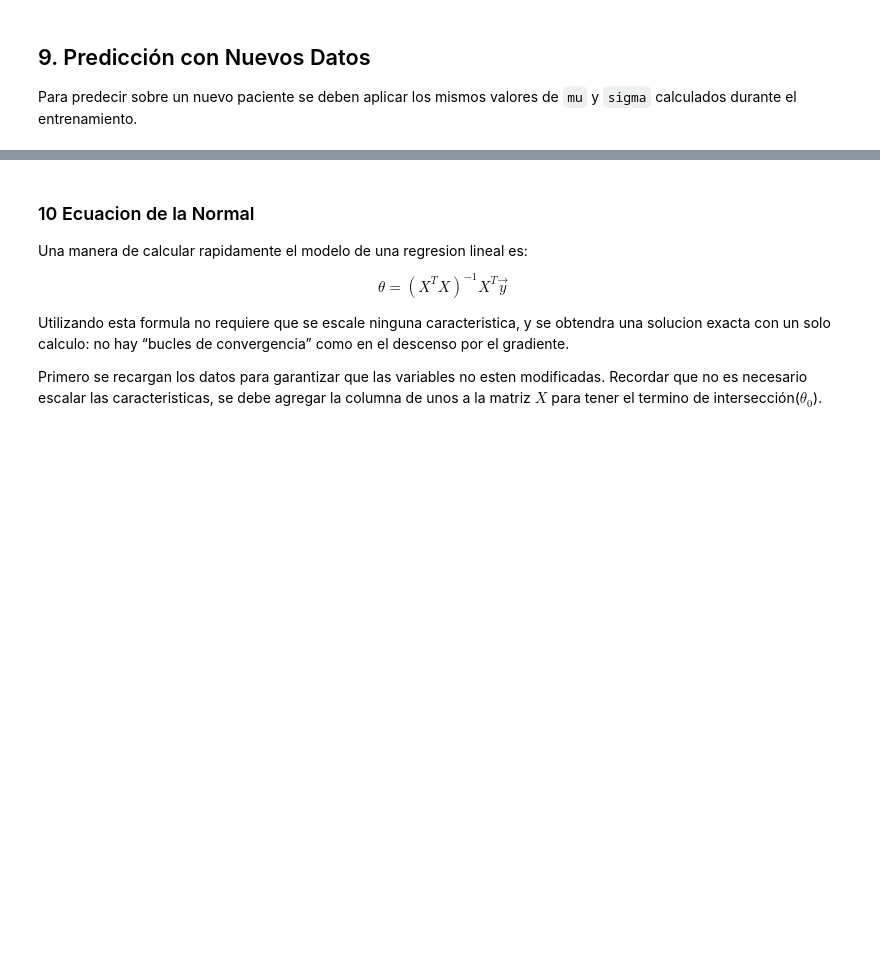
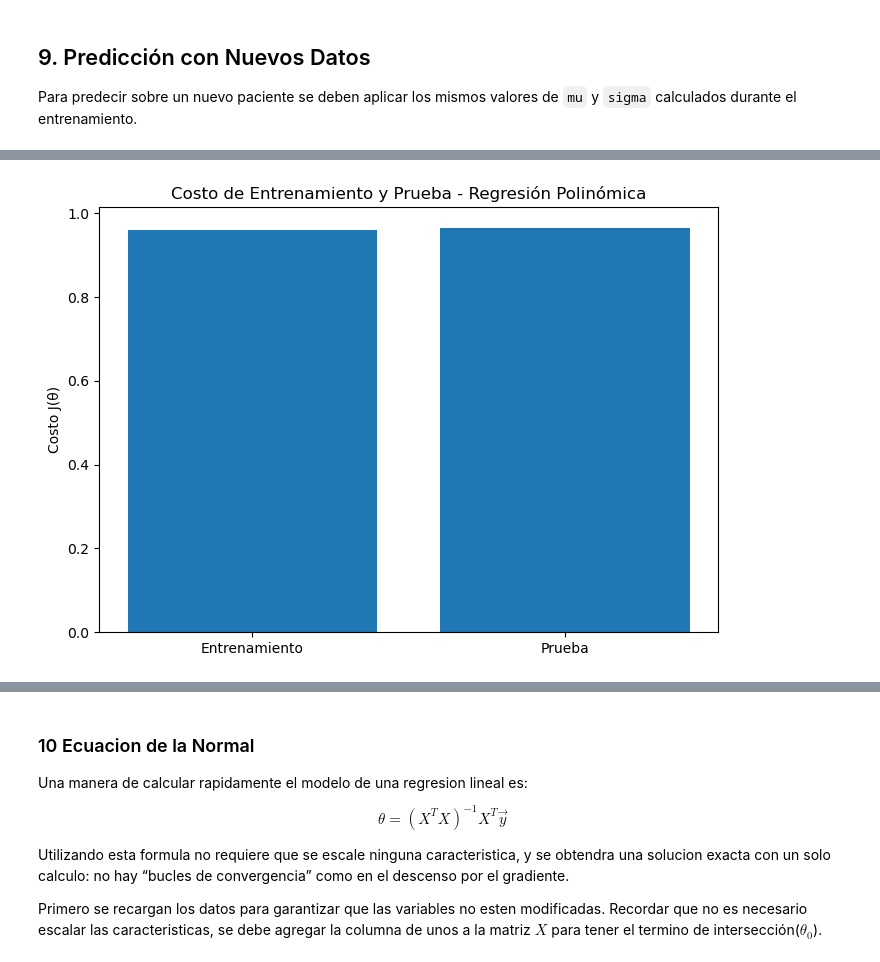
Before and after one commit to Mancilla-Ulises/SIS420, a Jupyter notebook: Laboratorio/2_regresion_lineal_multiple_diabetes.ipynb, the cells around one changed output, grey strips where cells are left out. Cells and saved outputs as stored; diff of their text form; code cells hidden in the pictures; blank space fills up the shorter version.

```diff
--- a/Laboratorio/1_regresion_lineal_multiple_diabetes.ipynb
+++ b/Laboratorio/2_regresion_lineal_multiple_diabetes.ipynb
@@ -298,0 +413,19 @@ plt.show()
+# %%
+# Predicciones del modelo polinómico
+Y_pre_poly_train = np.dot(X_poly_train_b, theta_poly)
+Y_pre_poly_test = np.dot(X_poly_test_b, theta_poly)
+
+J_train_poly = computeCostMulti(X_poly_train_b, y_poly_train, theta_poly)
+J_test_poly = computeCostMulti(X_poly_test_b, y_poly_test, theta_poly)
+mse_poly = np.mean((y_poly_test - Y_pre_poly_test) ** 2)
+
+print(f'Costo J entrenamiento (Polinómica GD): {J_train_poly:.4f}')
+print(f'Costo J prueba (Polinómica GD): {J_test_poly:.4f}')
+print(f'MSE prueba (Polinómica GD): {mse_poly:.4f}')
+
+resultados_poly = pd.DataFrame({
+    'Valor_Real': y_poly_test,
+    'Prediccion_Polinomica': Y_pre_poly_test
+})
+print('\nPrimeras filas de resultados polinómicos:')
+print(resultados_poly.head(10))
@@ -298,0 +449,10 @@ plt.show()
+# %%
+# Gráfico de costo de entrenamiento y prueba para regresión polinómica
+plt.figure(figsize=(7, 5))
+plt.bar(['Entrenamiento', 'Prueba'], [J_train_poly, J_test_poly])
+plt.ylabel('Costo J(θ)')
+plt.title('Costo de Entrenamiento y Prueba - Regresión Polinómica')
+plt.tight_layout()
+plt.show()
+# %% [output]
+[figure, added]
```
Also changed, not shown: parts of 26 cells of this notebook, 16 other files.
